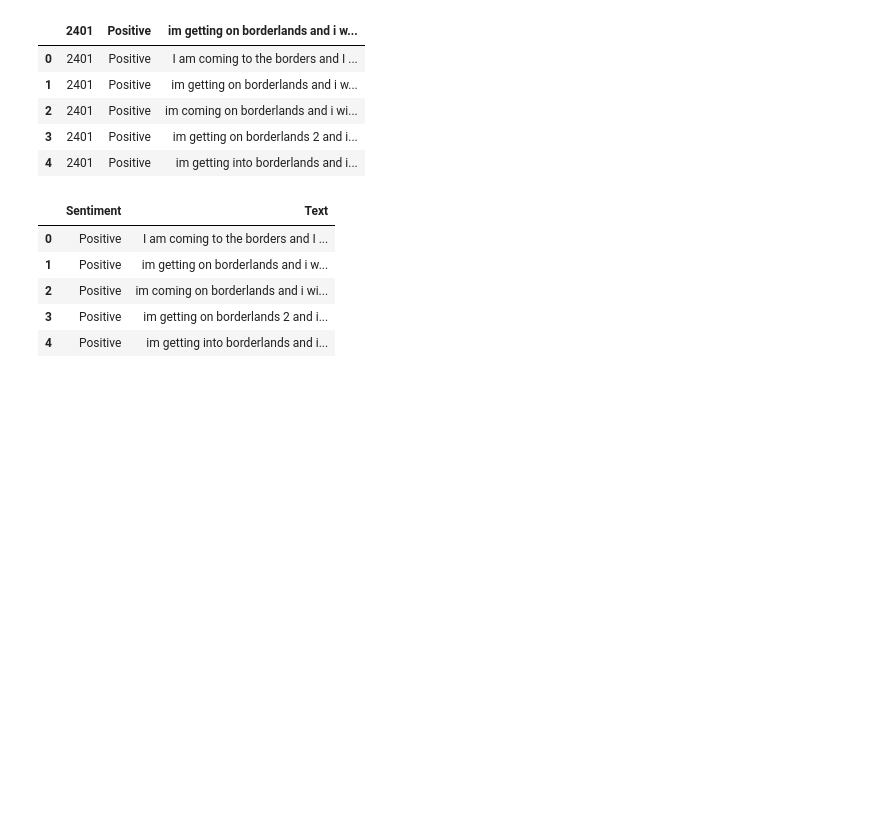
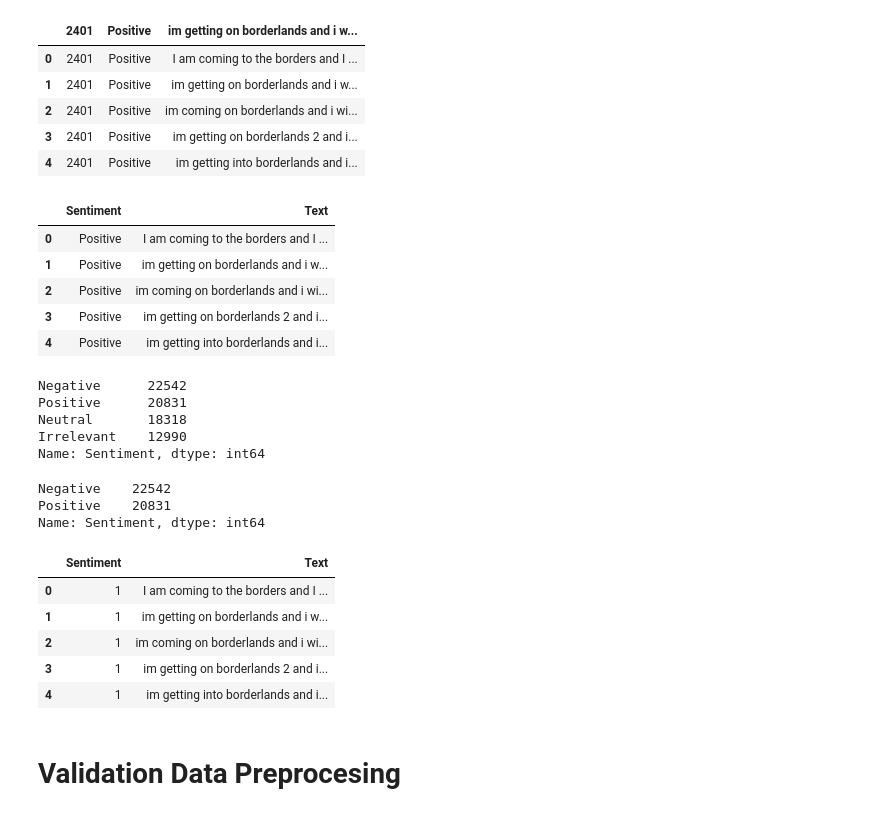
Before and after one commit to SilahicAmil/NLP, a Jupyter notebook: More_Tweet_Sentiment_Analysis.ipynb, the cells around one changed output. Drawn from its saved outputs; the diff is of its cells as text; code cells hidden in the pictures; blank space fills up the shorter version.

```diff
--- a/More_Tweet_Sentiment_Analysis.ipynb
+++ b/More_Tweet_Sentiment_Analysis.ipynb
@@ -90,3 +90,35 @@ train_df.head()
 | 2 | Positive | im coming on borderlands and i wi... |
 | 3 | Positive | im getting on borderlands 2 and i... |
 | 4 | Positive | im getting into borderlands and i... |
+# %%
+train_df.Sentiment.value_counts()
+# %% [output]
+Negative      22542
+Positive      20831
+Neutral       18318
+Irrelevant    12990
+Name: Sentiment, dtype: int64
+# %%
+
+train_df = train_df[train_df.Sentiment != "Neutral"]
+train_df = train_df[train_df.Sentiment != "Irrelevant"]
+# %%
+train_df.Sentiment.value_counts()
+# %% [output]
+Negative    22542
+Positive    20831
+Name: Sentiment, dtype: int64
+# %%
+mappings = {"Positive": 1, "Negative": 0}
+final_train_df = train_df.replace({'Sentiment': mappings})
+# %%
+final_train_df.head()
+# %% [output]
+|  | Sentiment | Text |
+| 0 | 1 | I am coming to the borders and I ... |
+| 1 | 1 | im getting on borderlands and i w... |
+| 2 | 1 | im coming on borderlands and i wi... |
+| 3 | 1 | im getting on borderlands 2 and i... |
+| 4 | 1 | im getting into borderlands and i... |
+# %% [markdown]
+# Validation Data Preprocesing
```
Also changed, not shown: parts of 18 cells of this notebook.
